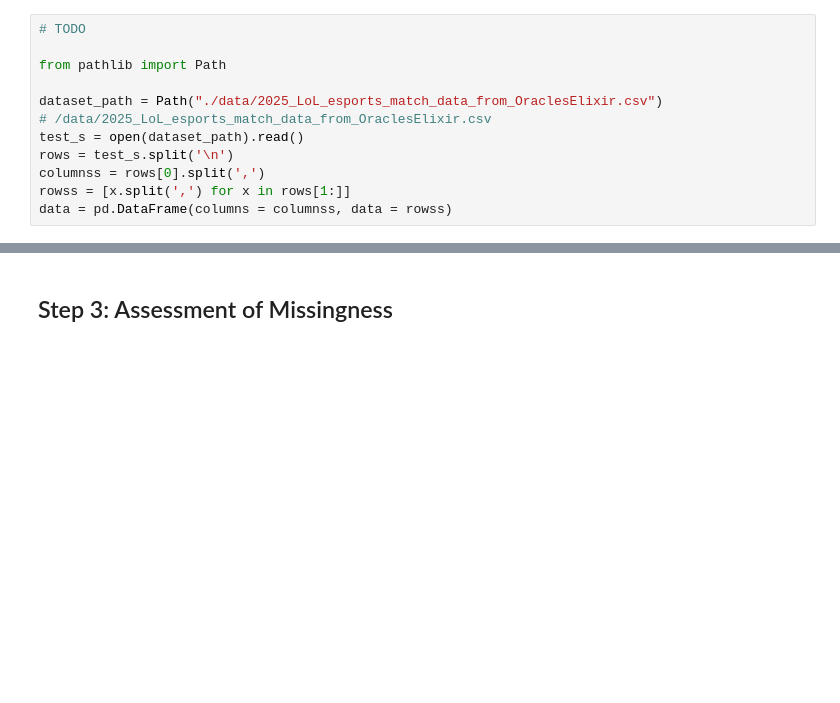
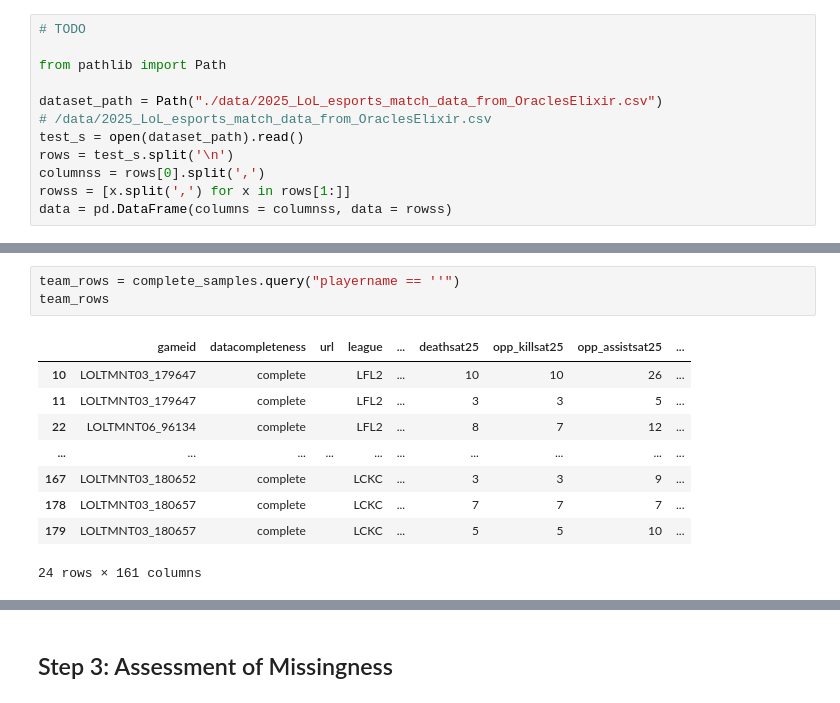
Before and after one commit to Lyn-Mansfield/dsc80-final-league, a Jupyter notebook: lyns-template.ipynb, the cells around one changed output, grey strips where cells are left out. Saved outputs shown, nothing was run; the diff lists cells and outputs as text; blank space fills up the shorter version.

```diff
--- a/lyns-template.ipynb
+++ b/lyns-template.ipynb
@@ -50,0 +101,13 @@ sample['gamelength'].iloc[0]
+# %%
+team_rows = complete_samples.query("playername == ''")
+team_rows
+# %% [output]
+|  | gameid | datacompleteness | url | league | ... | deathsat25 | opp_killsat25 | opp_assistsat25 | ... |
+| 10 | LOLTMNT03_179647 | complete |  | LFL2 | ... | 10 | 10 | 26 | ... |
+| 11 | LOLTMNT03_179647 | complete |  | LFL2 | ... | 3 | 3 | 5 | ... |
+| 22 | LOLTMNT06_96134 | complete |  | LFL2 | ... | 8 | 7 | 12 | ... |
+| ... | ... | ... | ... | ... | ... | ... | ... | ... | ... |
+| 167 | LOLTMNT03_180652 | complete |  | LCKC | ... | 3 | 3 | 9 | ... |
+| 178 | LOLTMNT03_180657 | complete |  | LCKC | ... | 7 | 7 | 7 | ... |
+| 179 | LOLTMNT03_180657 | complete |  | LCKC | ... | 5 | 5 | 10 | ... |
+24 rows × 161 columns
```
Also changed, not shown: parts of 5 cells of this notebook, 2 other files.
